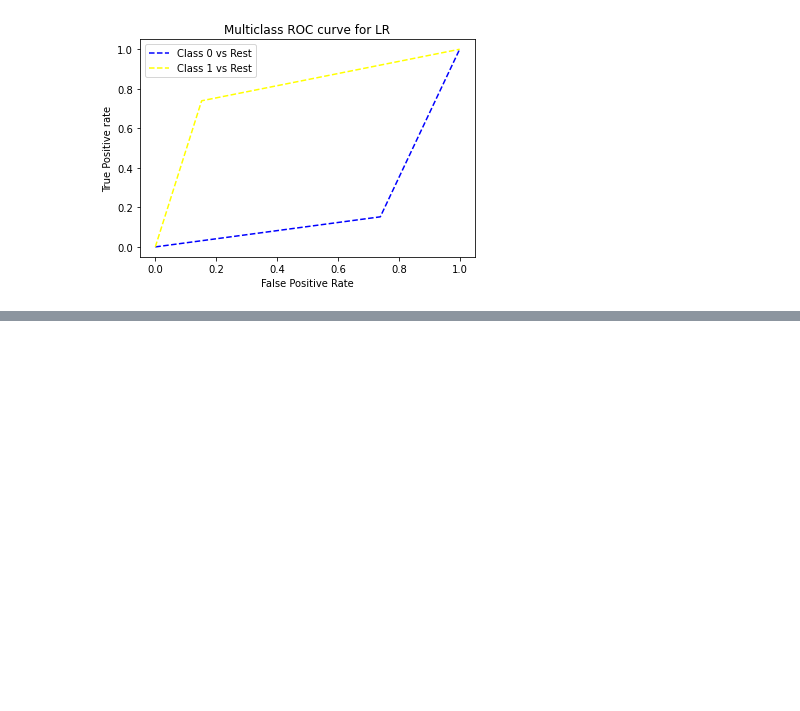
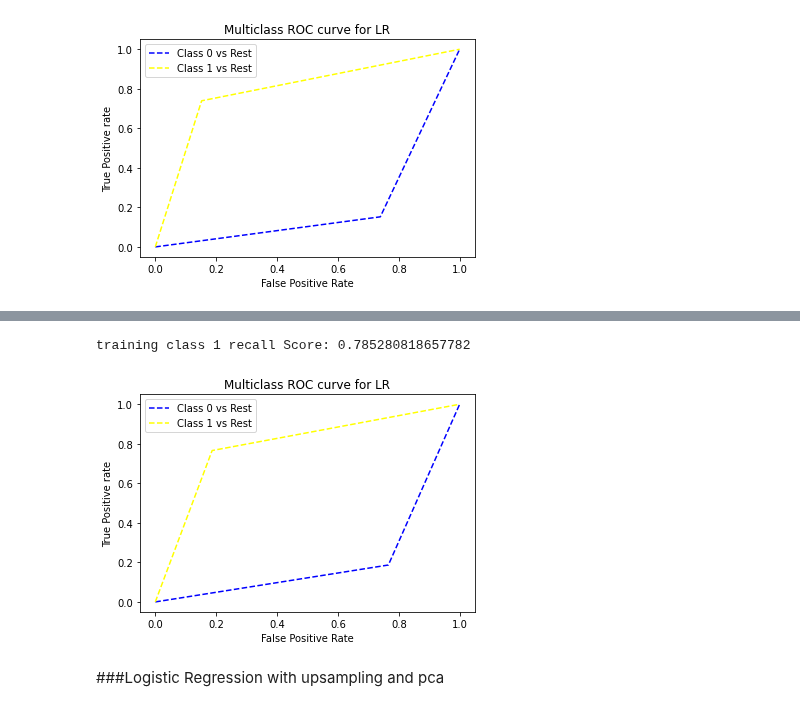
Before and after one commit to divya-medarametla/CMPE-255-Credit_Hazard-Forecasting, a Jupyter notebook: CMPE_255_Final.ipynb, the cells around one changed output, grey strips where cells are left out. Saved outputs shown, nothing was run; the diff lists cells and outputs as text; code cells hidden in the pictures; blank space fills up the shorter version.

```diff
--- a/CMPE_255_Final.ipynb
+++ b/CMPE_255_Final.ipynb
@@ -859,0 +862,2 @@ roc(y_test, y_prediction)
+# %%
+grid_result = LR(x_train_ures_SMOTE, y_train_ures_SMOTE)
@@ -859,0 +878,5 @@ roc(y_test, y_prediction)
+# %%
+y_prediction = grid_result.predict(x_test)
+scores(y_test, y_prediction)
+LRresult['LR5']= recall_score(y_test, y_prediction, average=None)[1]
+print("Class 1 recall score for test data:", LRresult['LR5'])
@@ -859,0 +904,11 @@ roc(y_test, y_prediction)
+# %%
+y_pre = grid_result.predict(x_train_ures_SMOTE)
+print('training class 1 recall Score:',recall_score(y_train_ures_SMOTE, y_pre, average=None)[1])
+# %% [output]
+training class 1 recall Score: 0.785280818657782
+# %%
+roc(y_test, y_prediction)
+# %% [output]
+[figure, added]
+# %% [markdown]
+###Logistic Regression with upsampling and pca
```
Also changed, not shown: parts of 8 cells of this notebook.
